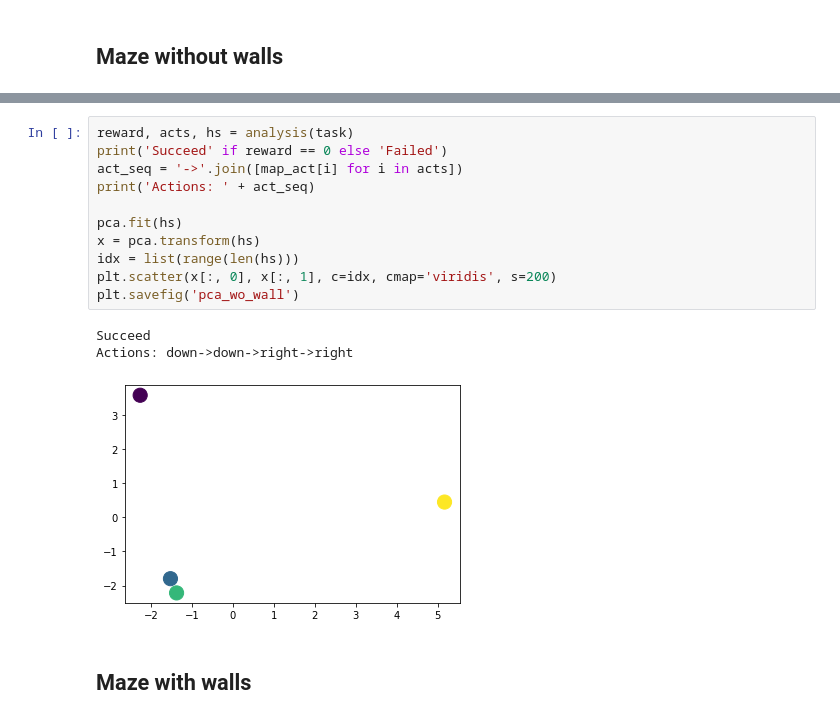
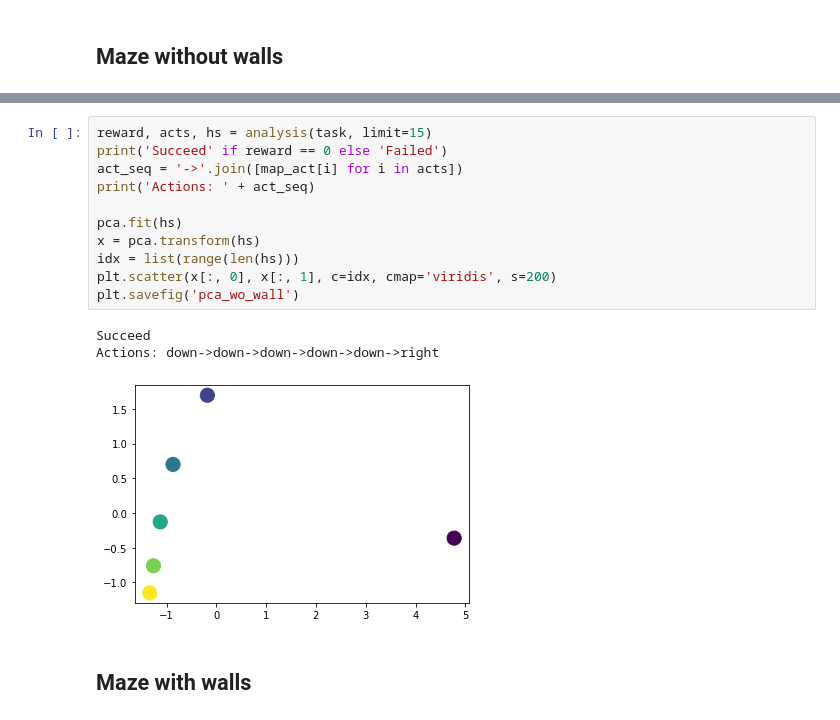
Before and after one commit to RchLi/Maze-Planning-Exercise, a Jupyter notebook: Analysis.ipynb, the cells around one changed output, grey strips where cells are left out. Cells and saved outputs as stored; diff of their text form.

Commit message:
Analysis, add large maze pca

```diff
--- a/Analysis.ipynb
+++ b/Analysis.ipynb
@@ -71,19 +71,19 @@ plt.savefig('maze_wo_wall')
 [figure]
 # %%
-reward, acts, hs = analysis(task)
+reward, acts, hs = analysis(task, limit=15)
 print('Succeed' if reward == 0 else 'Failed')
 act_seq = '->'.join([map_act[i] for i in acts])
 print('Actions: ' + act_seq)
 
 pca.fit(hs)
 x = pca.transform(hs)
 idx = list(range(len(hs)))
 plt.scatter(x[:, 0], x[:, 1], c=idx, cmap='viridis', s=200)
 plt.savefig('pca_wo_wall')
 # %% [output]
 Succeed
-Actions: down->down->right->right
+Actions: down->down->down->down->down->right
-[figure, old version]
+[figure, new version]
 # %% [markdown]
 ## Maze with walls
 # %%
```
Also changed, not shown: parts of 5 cells of this notebook, 4 other files.
